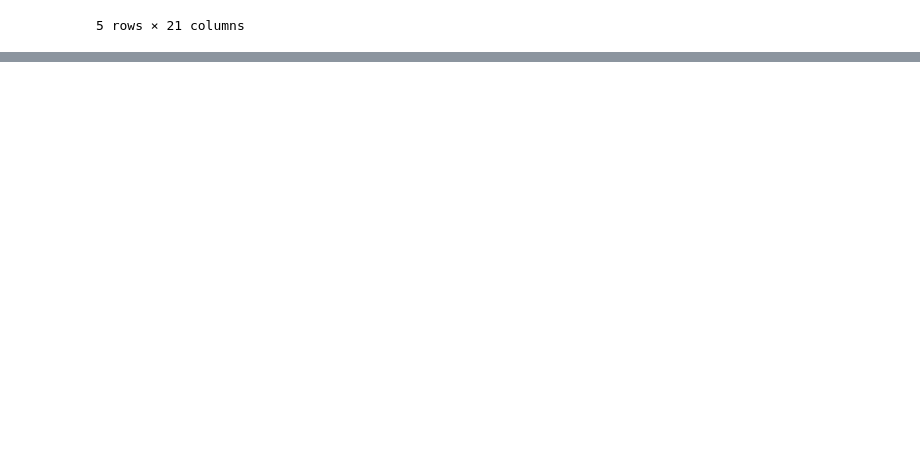
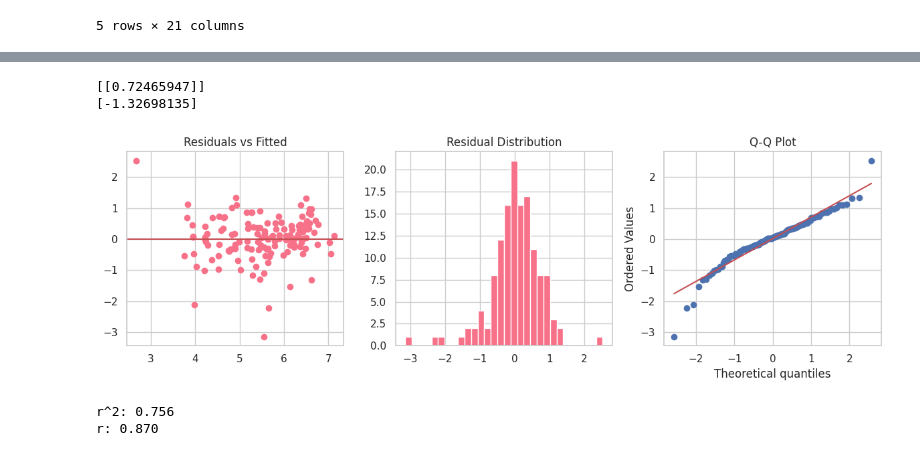
Before and after one commit to mertensblackfyre/oms, a Jupyter notebook: Linear Regression/World Happiness/WorldHappiness.ipynb, the cells around one changed output, grey strips where cells are left out. Drawn from its saved outputs; the diff is of its cells as text; code cells hidden in the pictures; blank space fills up the shorter version.

```diff
--- a/Linear Regression/World Happiness/WorldHappiness.ipynb
+++ b/Linear Regression/World Happiness/WorldHappiness.ipynb
@@ -103,0 +136,44 @@ sns.heatmap(corr, annot=True, cmap="coolwarm", fmt=".2f")
+# %%
+predicted = model.coef_[0] * df["Logged GDP per capita"] + model.intercept_[0]
+residuals =  df["Happiness score"] - predicted
+
+# Plot 1: Residuals vs Fitted
+plt.figure(figsize=(12,4))
+
+plt.subplot(1,3,1)
+plt.scatter(predicted, residuals)
+plt.axhline(y=0, color='r')
+plt.title("Residuals vs Fitted")
+
+# Plot 2: Histogram
+plt.subplot(1,3,2)
+plt.hist(residuals, bins=30)
+plt.title("Residual Distribution")
+
+# Plot 3: Q-Q Plot
+plt.subplot(1,3,3)
+stats.probplot(residuals, plot=plt)
+plt.title("Q-Q Plot")
+
+plt.tight_layout()
+plt.show()
+# %% [output]
+[[0.72465947]]
+[-1.32698135]
+[figure, added]
+# %%
+# Is the relationship linear or curved?
+cols = ["Logged GDP per capita",
+        "Social support", "Healthy life expectancy","Generosity","Perceptions of corruption"]
+
+x_train,x_test,y_train,y_test = train_test_split(df[cols],df["Happiness score"],test_size=1/3)
+x_train =x_train.fillna(0)
+x_test = x_test.fillna(0)
+model = LinearRegression()
+model.fit(x_train,y_train.to_frame())
+s= model.score(x_test,y_test.to_frame())
+print("r^2: %.3f" % s)
+print("r: %.3f" % math.sqrt(s))
+# %% [output]
+r^2: 0.756
+r: 0.870
```
Also changed, not shown: parts of 5 cells of this notebook.
